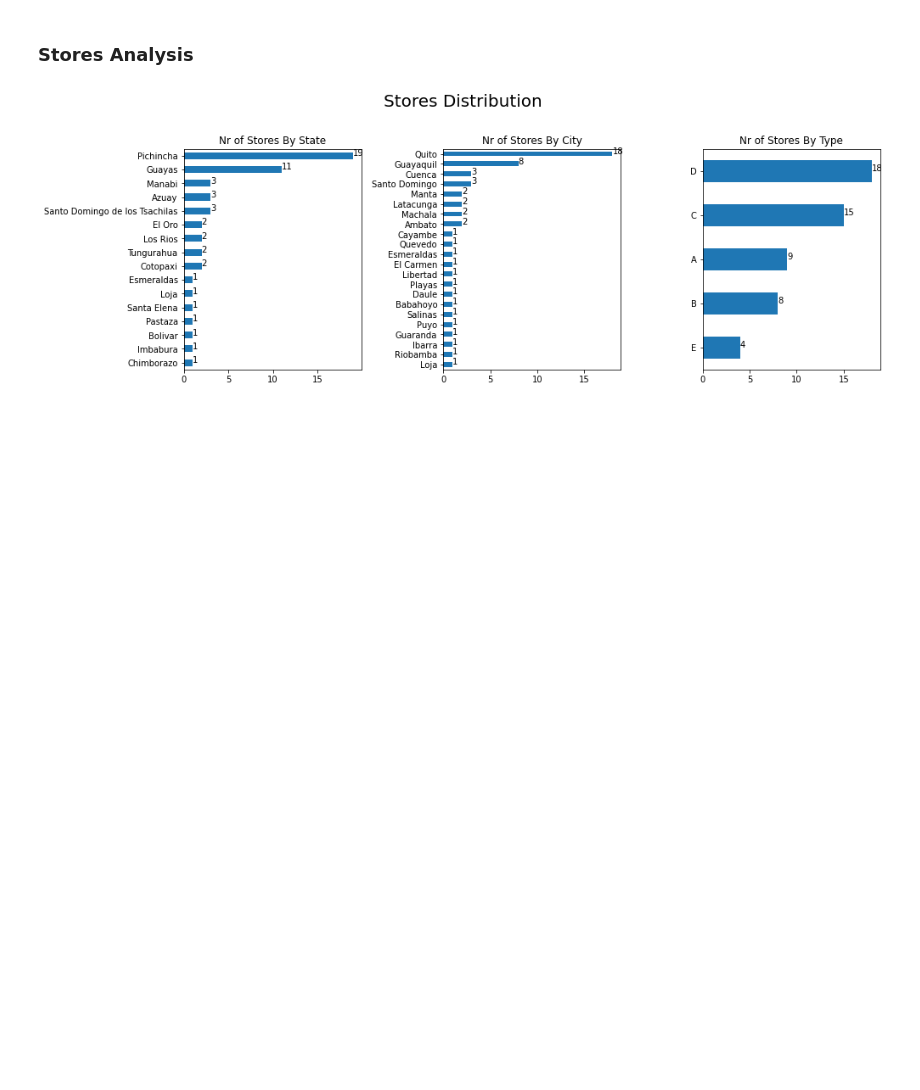
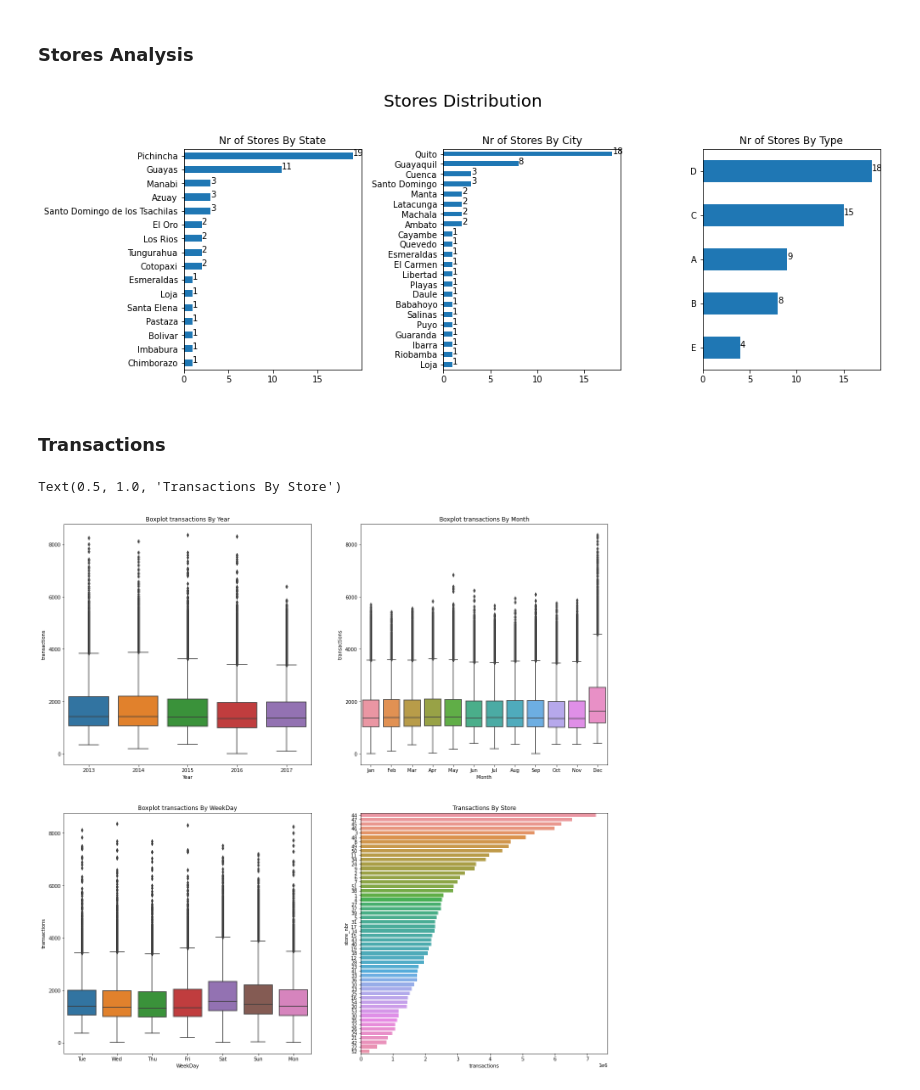
Before and after one commit to mcpinto1993/Kaggle_StoreSales, a Jupyter notebook: StoreSalesAnalysis.ipynb, the cells around one changed output. Cells and saved outputs as stored; diff of their text form; code cells hidden in the pictures; blank space fills up the shorter version.

```diff
--- a/StoreSalesAnalysis.ipynb
+++ b/StoreSalesAnalysis.ipynb
@@ -72,3 +90,5 @@ fig.subplots_adjust(hspace=0.4, top=0.8)
 plt.show()
 # %% [output]
 [figure]
+# %% [markdown]
+### **Transactions**
@@ -74,0 +100,37 @@ plt.show()
+# %%
+import datetime as dt
+
+#Nr Of Transactions By Store
+NrTransByStore = transactions[['store_nbr', 'transactions']].groupby(['store_nbr']).sum().sort_values(by='transactions', ascending = False).reset_index()
+
+#Nr Of Transactions By Year, Month, DayOftheWeek
+transactions['Year'] = pd.to_datetime(transactions['date']).dt.year
+transactions['Month'] = pd.to_datetime(transactions['date']).dt.strftime('%b')
+transactions['WeekDay'] = pd.to_datetime(transactions['date']).dt.strftime('%a')
+# %%
+import seaborn as sns
+
+fig = plt.figure(figsize=(20, 20))
+
+#Subplot 1
+ax1 = fig.add_subplot(2, 2, 1)
+ax1 = sns.boxplot(y=transactions['transactions'], x=transactions['Year'])
+ax1.set_title('Boxplot transactions By Year')
+
+#Subplot 2
+ax2 = fig.add_subplot(2, 2, 2)
+ax2 = sns.boxplot(y=transactions['transactions'], x=transactions['Month'])
+ax2.set_title('Boxplot transactions By Month')
+
+#Subplot 3
+ax3 = fig.add_subplot(2, 2, 3)
+ax3 = sns.boxplot(y=transactions['transactions'], x=transactions['WeekDay'])
+ax3.set_title('Boxplot transactions By WeekDay')
+
+#Subplot 4
+ax4 = fig.add_subplot(2, 2, 4)
+ax4 = sns.barplot(x=NrTransByStore['transactions'], y=NrTransByStore['store_nbr'], orient='h', order=NrTransByStore.sort_values(by='transactions', ascending = False).store_nbr)
+ax4.set_title('Transactions By Store')
+# %% [output]
+Text(0.5, 1.0, 'Transactions By Store')
+[figure, added]
```
Also changed, not shown: parts of 2 cells of this notebook.
